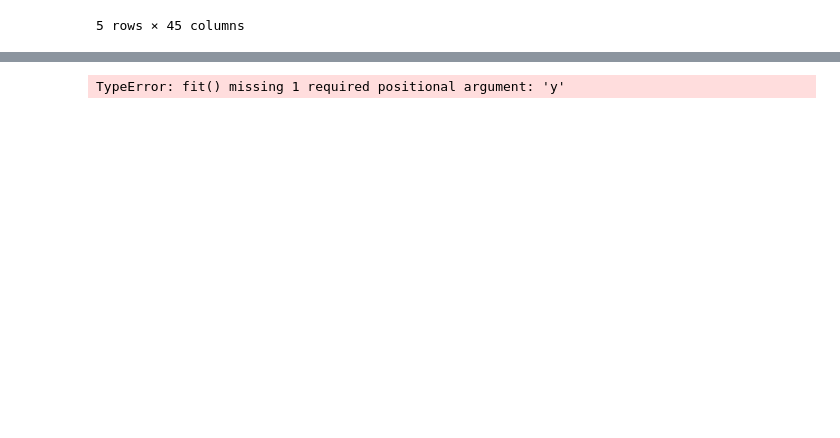
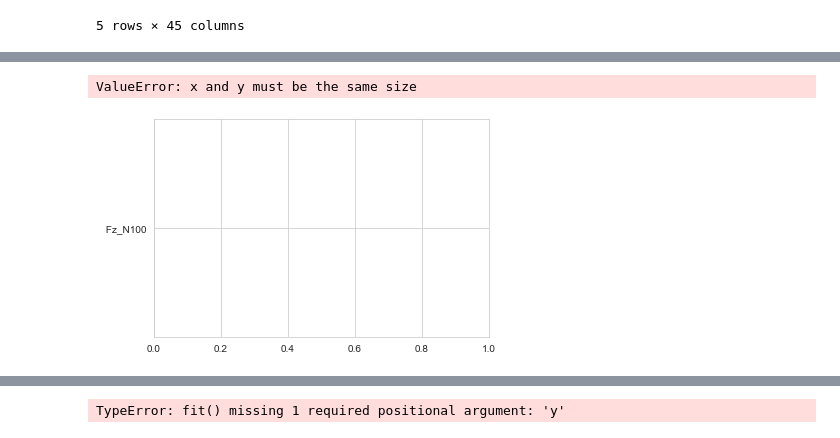
Before and after one commit to tikhi1987/Bootcamp-Project, a Jupyter notebook: ProjectLinear.ipynb, the cells around one changed output, grey strips where cells are left out. Saved outputs shown, nothing was run; the diff lists cells and outputs as text; code cells hidden in the pictures; blank space fills up the shorter version.

```diff
--- a/ProjectLinear.ipynb
+++ b/ProjectLinear.ipynb
@@ -11,7 +11,7 @@ from matplotlib import style
 mergedTrialData_df = pd.read_csv("mergedTrialData.csv")
 demographics_df = pd.read_csv("demographic.csv")
 # %%
-Participant_df = mergedTrialData_df.merge(demographics_df, on='subject').rename(columns={' group': 'group'})
+All_mean= Participant_df = mergedTrialData_df.merge(demographics_df, on='subject').rename(columns={' group': 'group'})
 Participant_df.head()
 # %% [output]
 |  | subject | trial | condition | ITI | rejected | Fz_N100 | FCz_N100 | Cz_N100 | FC3_N100 | FC4_N100 | ... |
@@ -56,5 +35,0 @@ mergedTrialData_averaged_df.merge(demographics_df, on='subject').rename(columns=
-# %%
-All_mean= mergedTrialData_averaged_df.merge
-# %%
-style.use('seaborn-whitegrid')
-plt.rcParams['figure.figsize'] = (20,10)
@@ -61,2 +39,10 @@ plt.rcParams['figure.figsize'] = (20,10)
+# %%
+plt.scatter(x = ' age', y = ' Fz_N100', data = All_mean, s = 100, alpha = 0.05, edgecolor = 'white')
+plt.title('Subject vs Age', fontsize = 16)
+plt.ylabel('age', fontsize = 12)
+plt.xlabel('Subject', fontsize = 12)
+# %% [output]
+ValueError: x and y must be the same size
+[figure, added]
 # %%
 # %% [output]
```
Also changed, not shown: parts of 13 cells of this notebook, 1 other file.
